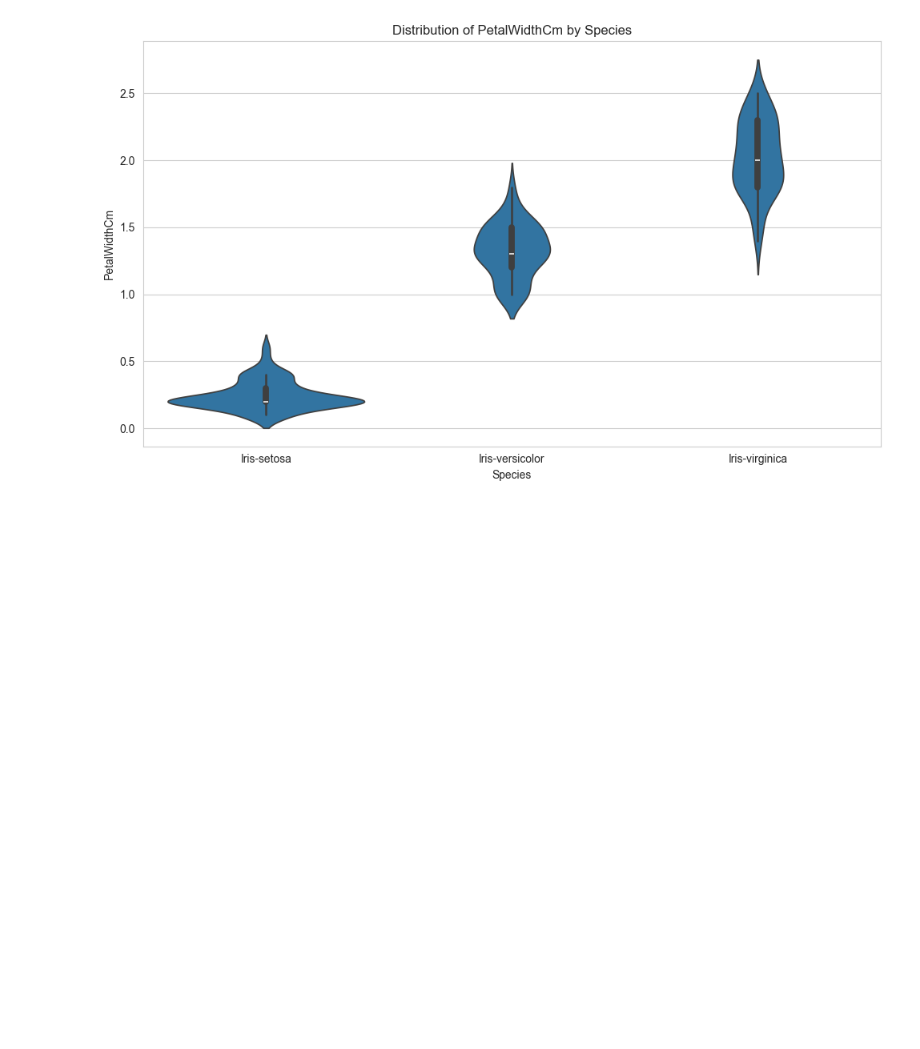
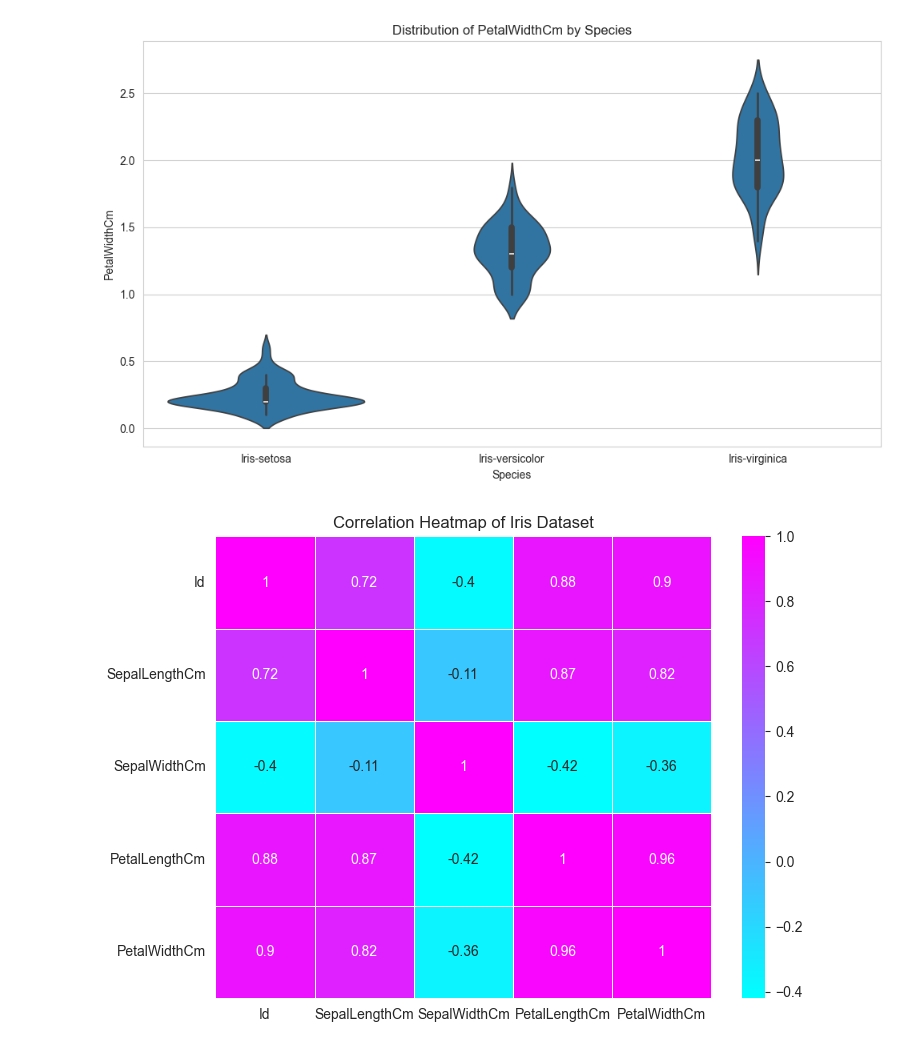
Before and after one commit to BethW83/Iris-Clustering, a Jupyter notebook: jupyter_notebooks/01_eda_notebook.ipynb, the cells around one changed output. Saved outputs shown, nothing was run; the diff lists cells and outputs as text; code cells hidden in the pictures; blank space fills up the shorter version.

```diff
--- a/jupyter_notebooks/01_eda_notebook.ipynb
+++ b/jupyter_notebooks/01_eda_notebook.ipynb
@@ -139,3 +148,15 @@ for feature in df.columns[1:-1]:  # skip Id and Species
 [figure]
 [figure]
 [figure]
+# %%
+# create a heatmap to visualize the correlation between the features
+
+# remove species column as we only want to look at the correlation between the numeric features
+corr = df.select_dtypes(include="number").corr()
+
+plt.figure(figsize=(8, 6))
+sns.heatmap(corr, annot=True, cmap="cool", linewidths=0.5)
+plt.title("Correlation Heatmap of Iris Dataset")
+plt.show()
+# %% [output]
+[figure, added]
```
Also changed, not shown: parts of 1 cell of this notebook.
